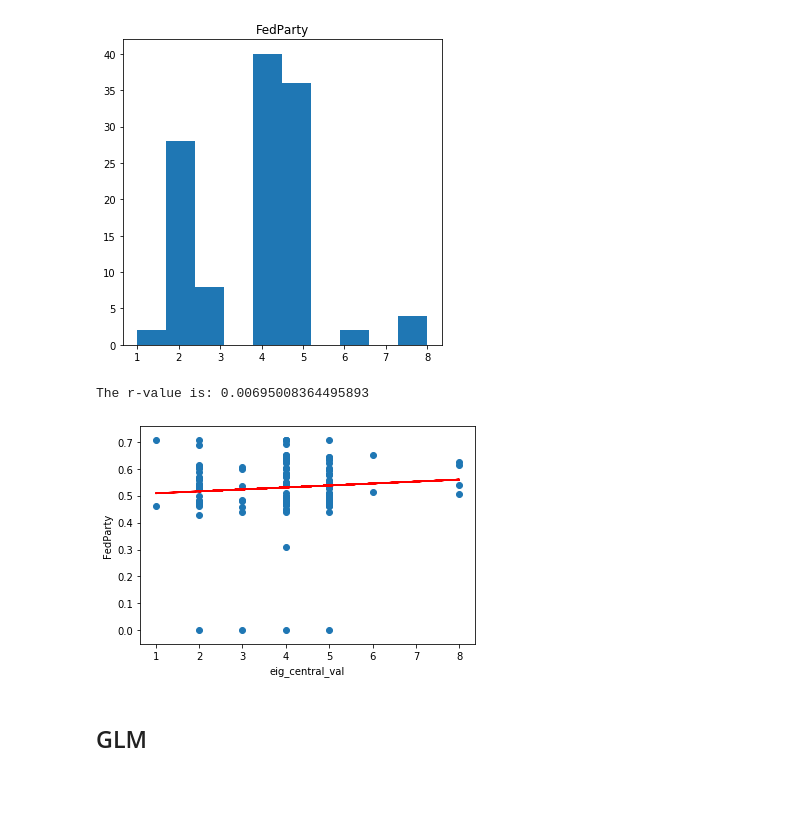
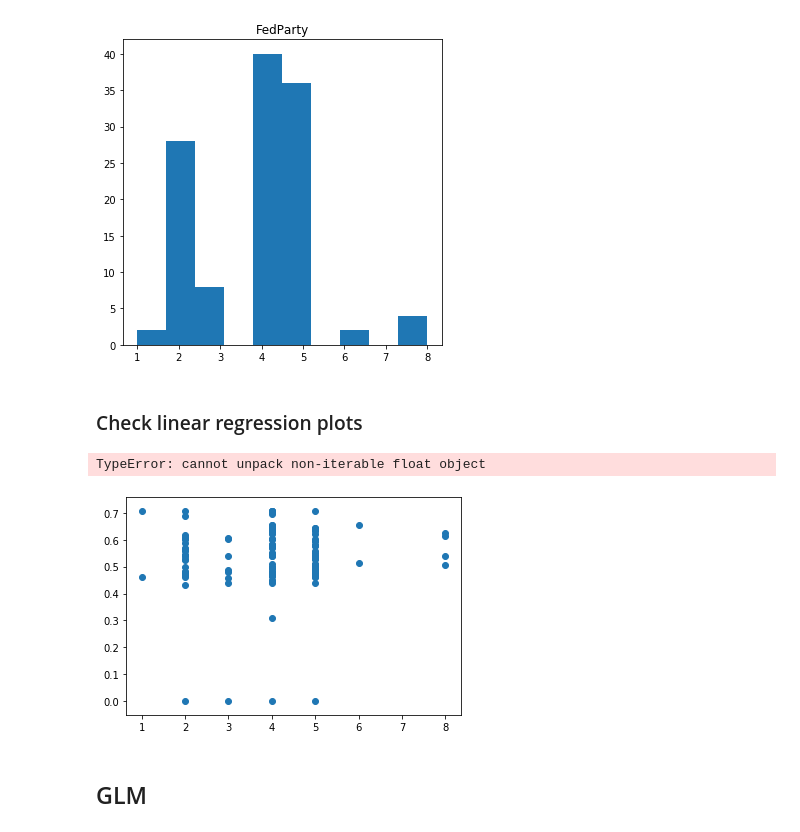
Before and after one commit to crhea93/CAM_binder, a Jupyter notebook: AT_CAM.ipynb, the cells around one changed output. Drawn from its saved outputs; the diff is of its cells as text; code cells hidden in the pictures; blank space fills up the shorter version.

Commit message:
fixed annotation on regression

```diff
--- a/AT_CAM.ipynb
+++ b/AT_CAM.ipynb
@@ -540,7 +538,9 @@ chec
+# %% [markdown]
+### Check linear regression plots
 # %%
 from scipy.stats import linregress
 # Create a function to create Linear Regression plots
-def plot_linear_regression(x_values, y_values, title, text_coordinates):
+def plot_linear_regression(x_values, y_values, title, text_coord):
 
     # Run regresson on southern hemisphere
     (slope, intercept, rvalue, pvalue, stderr) = linregress(x_values, y_values)
@@ -548,27 +548,31 @@ def plot_linear_regression(x_values, y_values, title, text_coordinates):
     line_eq = "y = " + str(round(slope,2)) + "x + " + str(round(intercept,2))
 
     # Plot
+
     plt.scatter(x_values,y_values)
+
+    plt.annotate(line_eq, text_coord)
 
     plt.plot(x_values,regress_values,"r-")
 
-    plt.annotate(line_eq,text_coordinates,fontsize=15,color="red")
-
     plt.xlabel('eig_central_val')
     plt.ylabel(title)
+
+
     print(f"The r-value is: {rvalue**2}")
     plt.show()
 # %%
 # Linear regression on cent_eig
 x_name = 'FedParty'
 
 title = x_name
 x_values = survey_cam_merge[x_name]
 y_values = survey_cam_merge["central_node_val_eig"]
-plot_linear_regression(x_values, y_values, title,(0,0)) #somethings off with the text_coord
+
+plot_linear_regression(x_values, y_values, x_name,(6,30)) #somethings off with the text_coord
 # %% [output]
-The r-value is: 0.00695008364495893
+TypeError: cannot unpack non-iterable float object
-[figure, old version]
+[figure, new version]
 # %% [markdown]
 ## GLM
 # %% [markdown]
```
Also changed, not shown: parts of 1 cell of this notebook.
